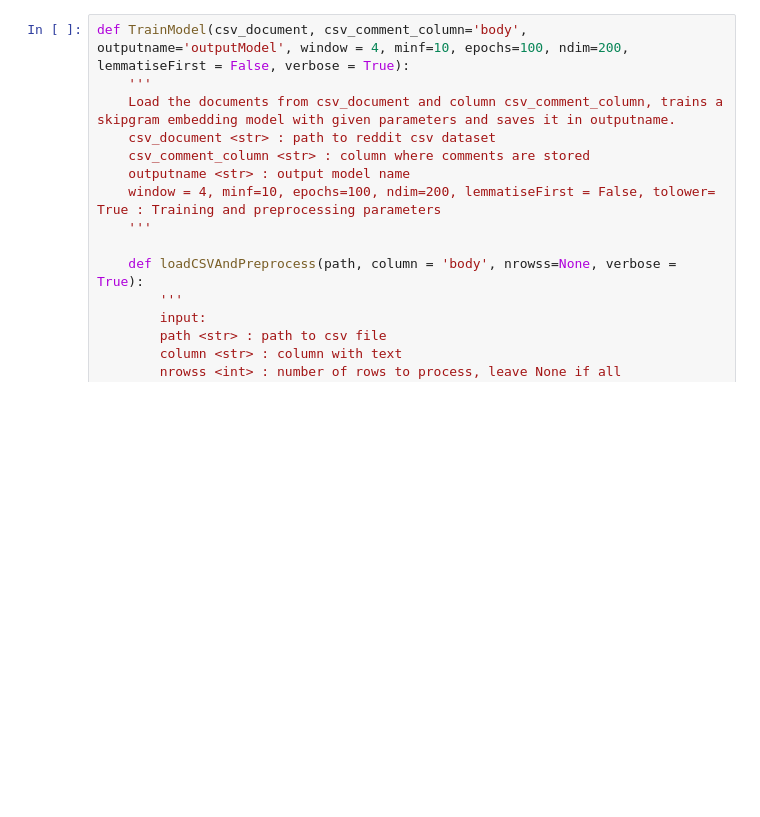
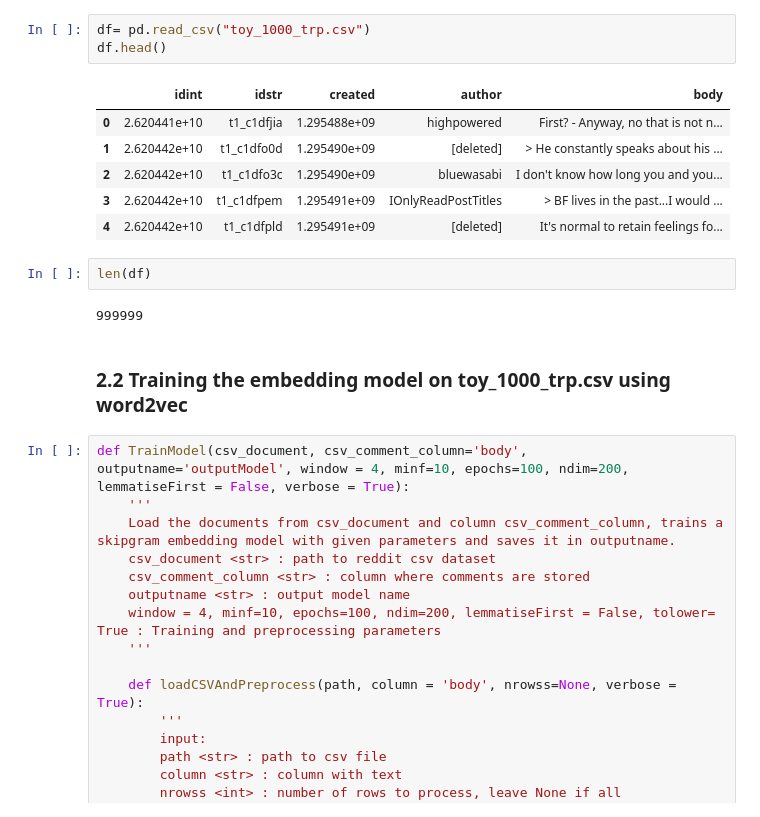
Before and after one commit to yw7vvAW611/CS269LiteratureReviewProj, a Jupyter notebook: codeDemo.ipynb, the cells around one changed output. Cells and saved outputs as stored; diff of their text form; blank space fills up the shorter version.

```diff
--- a/codeDemo.ipynb
+++ b/codeDemo.ipynb
@@ -25,3 +48,19 @@ Saving toy_1000_trp.csv to toy_1000_trp.csv
+# %%
+df= pd.read_csv("toy_1000_trp.csv")
+df.head()
+# %% [output]
+|  | idint | idstr | created | author | body |
+| 0 | 2.620441e+10 | t1_c1dfjia | 1.295488e+09 | highpowered | First? - Anyway, no that is not n... |
+| 1 | 2.620442e+10 | t1_c1dfo0d | 1.295490e+09 | [deleted] | > He constantly speaks about his ... |
+| 2 | 2.620442e+10 | t1_c1dfo3c | 1.295490e+09 | bluewasabi | I don't know how long you and you... |
+| 3 | 2.620442e+10 | t1_c1dfpem | 1.295491e+09 | IOnlyReadPostTitles | > BF lives in the past...I would ... |
+| 4 | 2.620442e+10 | t1_c1dfpld | 1.295491e+09 | [deleted] | It's normal to retain feelings fo... |
+# %%
+len(df)
+# %% [output]
+999999
+# %% [markdown]
+### 2.2 Training the embedding model on toy_1000_trp.csv using word2vec
 # %%
 def TrainModel(csv_document, csv_comment_column='body', outputname='outputModel', window = 4, minf=10, epochs=100, ndim=200, lemmatiseFirst = False, verbose = True):
 	'''
```
Also changed, not shown: parts of 19 cells of this notebook, 2 other files.
